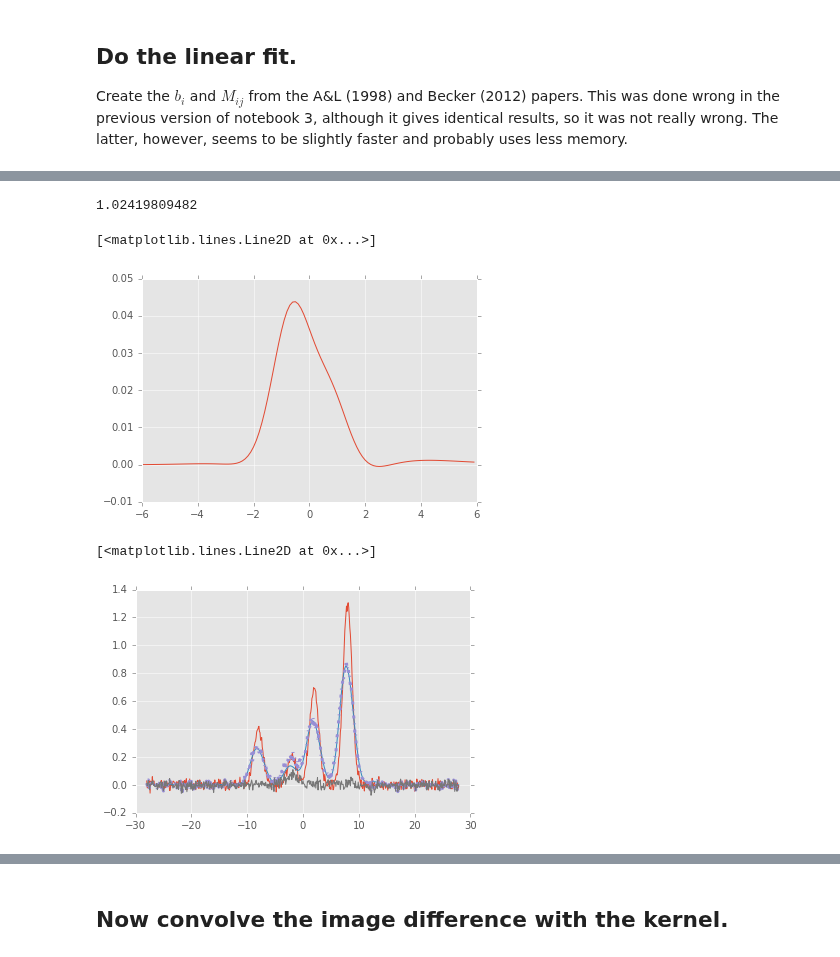
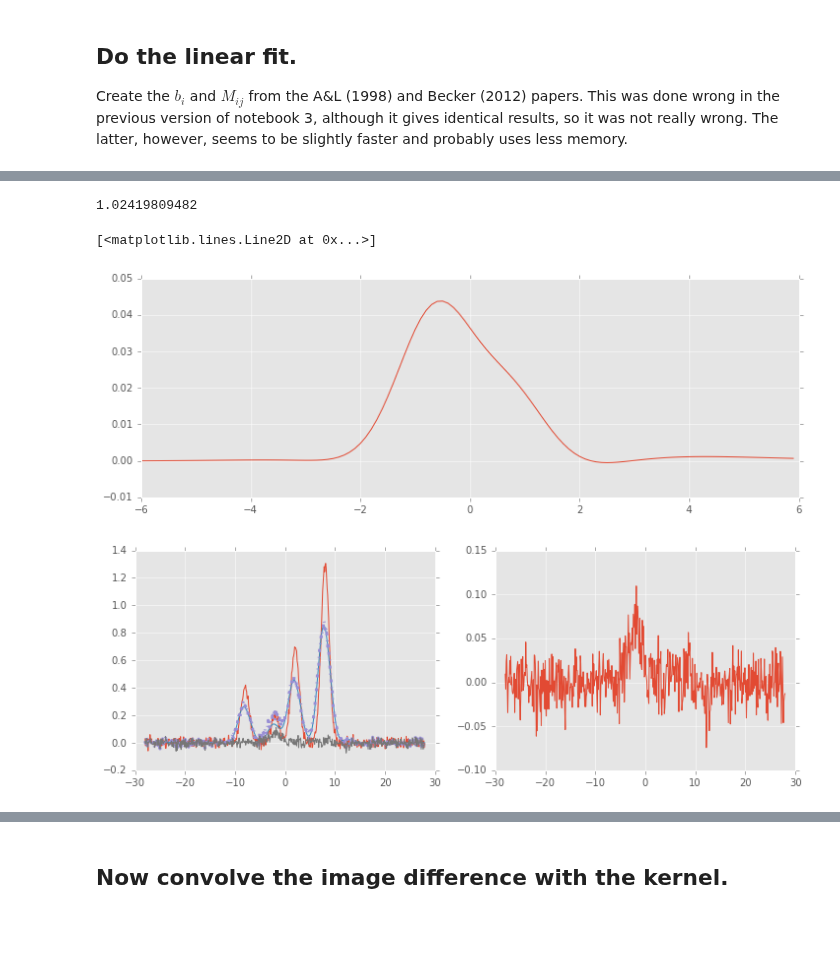
Before and after one commit to lsst-dm/diffimTests, a Jupyter notebook: 7. Test Lupton(ZOGY) post convolution kernel on simulated (noisy) data - clean up.ipynb, the cells around one changed output, grey strips where cells are left out. Saved outputs shown, nothing was run; the diff lists cells and outputs as text; code cells hidden in the pictures; blank space fills up the shorter version.

```diff
--- a/7. Test Lupton(ZOGY) post convolution kernel on simulated (noisy) data - clean up.ipynb
+++ b/7. Test Lupton(ZOGY) post convolution kernel on simulated (noisy) data - clean up.ipynb
@@ -36,6 +36,7 @@ import numpy as np
 import matplotlib.pyplot as plt
 import matplotlib
 matplotlib.style.use('ggplot')
+plt.rcParams['figure.figsize'] = (12.0, 4.0)
 
 np.random.seed(66)
 # %% [markdown]
@@ -196,20 +213,23 @@ Create the $b_i$ and $M_{ij}$ from the A&L (1998) and Becker (2012) papers. This
 # %%
-%time pars, resid, _, _ = np.linalg.lstsq(basis2, im2_preconv)
-print pars
-
-b = (basis2.T * im2_preconv).sum(1)
+b = np.dot(basis2.T, im2_preconv) #(basis2.T * im2_preconv).sum(1)
 M = np.dot(basis2.T, basis2)
 pars, resid, _, _ = np.linalg.lstsq(M, b)
+print pars
+print pars-pars_old
 
-print pars
 fit = (pars * basis2).sum(1)
 print basis2.shape, fit.shape, pars.shape
 #plt.plot(x, im2 - fit)  # science - convolved template (red)
 #plt.plot(x, im2 - im1)  # science - original template (blue)
-plt.plot(xim, im1)  # original template (red)
-plt.plot(xim, fit)  # convolved template (blue)  -- note looks purple because it's right on top of im2
-plt.plot(xim, im2_preconv, ls='-.', lw=3)  # preconvolved science image (dotted, purple)
-plt.plot(xim, im2_preconv - fit)  # diffim (grey)
+plt.rcParams['figure.figsize'] = (12.0, 4.0)
+f, (ax1, ax2) = plt.subplots(1, 2)
+ax1.plot(xim, im1)  # original template (red)
+ax1.plot(xim, fit)  # convolved template (blue)  -- note looks purple because it's right on top of im2
+ax1.plot(xim, im2_preconv, ls='-.', lw=3)  # preconvolved science image (dotted, purple)
+ax1.plot(xim, im2_preconv - fit)  # diffim (grey)
+
+ax2.plot(xim, im2_preconv - fit)
+plt.show()
 
 print np.sum((im2_preconv-fit)**2), np.sum((im2-im1)**2)
 # %% [output]
@@ -235,13 +248,16 @@ plt.plot(x, kfit)  # this plots the matching kernel
 # %% [output]
 1.02419809482
 [<matplotlib.lines.Line2D at 0x...>]
-[figure, old version]
+[figure, new version]
 # %%
 conv_im1 = np.convolve(im1, kfit, mode='same')
-plt.plot(xim, im1)  # original template (red)
-plt.plot(xim, conv_im1)  # convolved template (blue)
-plt.plot(xim, im2_preconv, ls='-.', lw=3)  # science image (dotted, purple)
-plt.plot(xim, im2_preconv - conv_im1)  # diffim (grey)
+f, (ax1, ax2) = plt.subplots(1, 2)
+ax1.plot(xim, im1)  # original template (red)
+ax1.plot(xim, conv_im1)  # convolved template (blue)
+ax1.plot(xim, im2_preconv, ls='-.', lw=3)  # science image (dotted, purple)
+ax1.plot(xim, im2_preconv - conv_im1)  # diffim (grey)
+
+ax2.plot(xim, im2_preconv - conv_im1)  # diffim
+plt.show()
 # %% [output]
-[<matplotlib.lines.Line2D at 0x...>]
-[figure, old version]
+[figure, new version]
```
Also changed, not shown: parts of 11 cells of this notebook.
